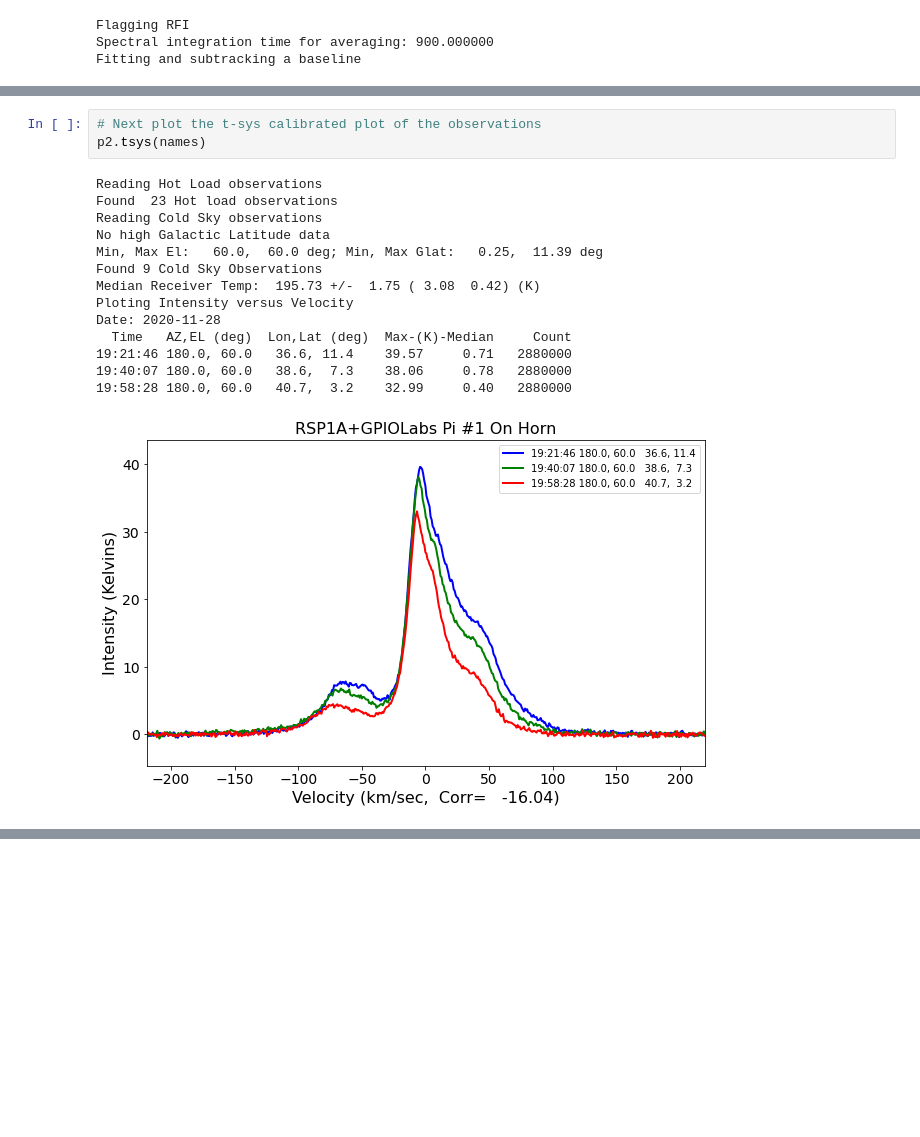
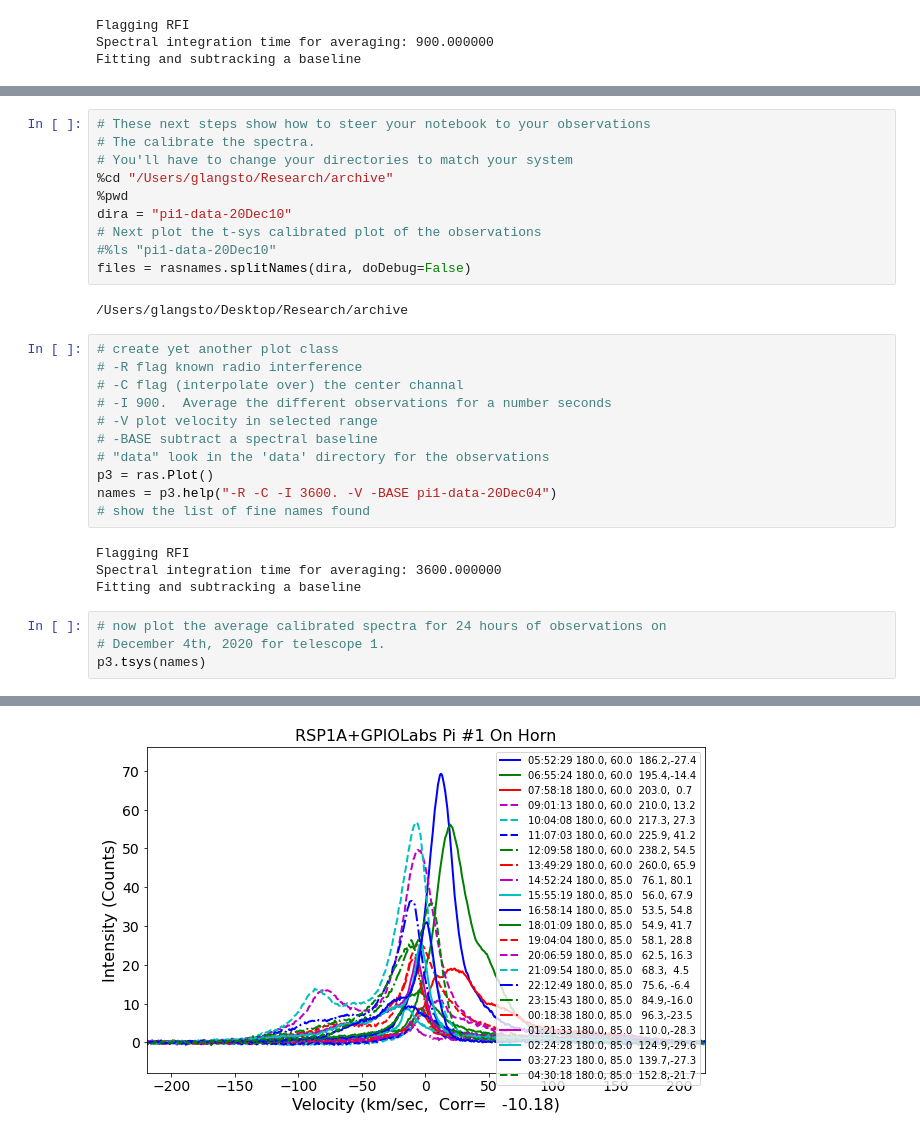
Before and after one commit to glangsto/jupyter, a Jupyter notebook: plotting.ipynb, the cells around one changed output, grey strips where cells are left out. Drawn from its saved outputs; the diff is of its cells as text; blank space fills up the shorter version.

Commit message:
Baseline subtraction working

```diff
--- a/plotting.ipynb
+++ b/plotting.ipynb
@@ -101,18 +119,32 @@ Fitting and subtracking a baseline
 # %%
+# These next steps show how to steer your notebook to your observations
+# The calibrate the spectra.
+# You'll have to change your directories to match your system
+%cd "/Users/glangsto/Research/archive"
+%pwd
+dira = "pi1-data-20Dec10"
 # Next plot the t-sys calibrated plot of the observations
-p2.tsys(names)
+#%ls "pi1-data-20Dec10"
+files = rasnames.splitNames(dira, doDebug=False)
 # %% [output]
-Reading Hot Load observations
-Found  23 Hot load observations
-Reading Cold Sky observations
-No high Galactic Latitude data
-Min, Max El:   60.0,  60.0 deg; Min, Max Glat:   0.25,  11.39 deg
-Found 9 Cold Sky Observations
-Median Receiver Temp:  195.73 +/-  1.75 ( 3.08  0.42) (K)
-Ploting Intensity versus Velocity
-Date: 2020-11-28
-  Time   AZ,EL (deg)  Lon,Lat (deg)  Max-(K)-Median     Count
-19:21:46 180.0, 60.0   36.6, 11.4    39.57     0.71   2880000
-19:40:07 180.0, 60.0   38.6,  7.3    38.06     0.78   2880000
-19:58:28 180.0, 60.0   40.7,  3.2    32.99     0.40   2880000
+/Users/glangsto/Desktop/Research/archive
-[figure, removed]
+# %%
+# create yet another plot class
+# -R flag known radio interference
+# -C flag (interpolate over) the center channal
+# -I 900.  Average the different observations for a number seconds
+# -V plot velocity in selected range
+# -BASE subtract a spectral baseline
+# "data" look in the 'data' directory for the observations
+p3 = ras.Plot()
+names = p3.help("-R -C -I 3600. -V -BASE pi1-data-20Dec04")
+# show the list of fine names found
+# %% [output]
+Flagging RFI
+Spectral integration time for averaging: 3600.000000
+Fitting and subtracking a baseline
+# %%
+# now plot the average calibrated spectra for 24 hours of observations on
+# December 4th, 2020 for telescope 1.
+p3.tsys(names)
+# %% [output]
@@ -118,0 +168 @@ Date: 2020-11-28
+[figure, added]
```
Also changed, not shown: parts of 2 cells of this notebook.
